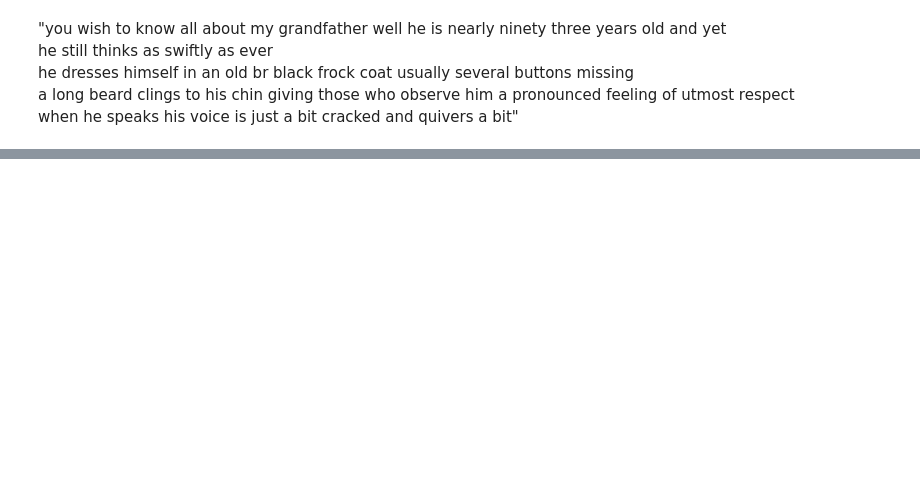
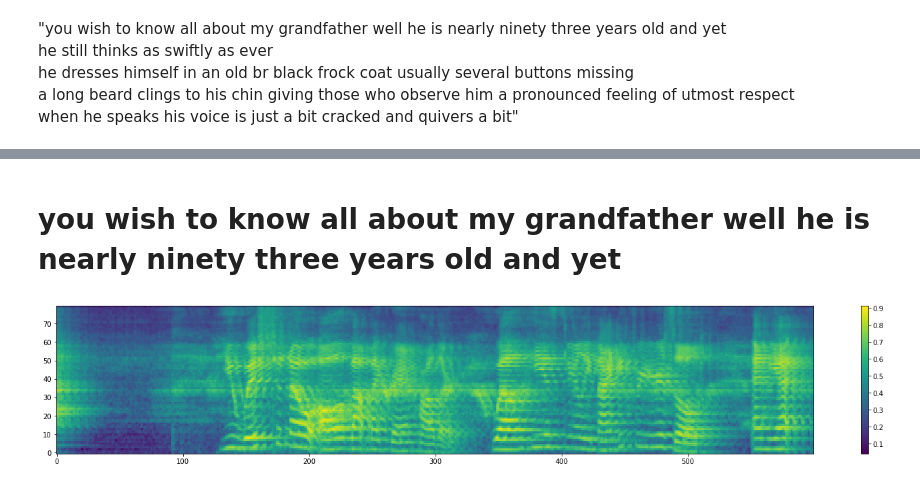
Before and after one commit to Berkeley-Speech-Group/ema_gesture, a Jupyter notebook: modulation_ema_rtMRI.ipynb, the cells around one changed output, grey strips where cells are left out. Saved outputs shown, nothing was run; the diff lists cells and outputs as text; code cells hidden in the pictures; blank space fills up the shorter version.

```diff
--- a/modulation_ema_rtMRI.ipynb
+++ b/modulation_ema_rtMRI.ipynb
@@ -50,0 +65,12 @@ plt.savefig("rr.png")
+# %% [markdown]
+# you wish to know all about my grandfather well he is nearly ninety three years old and yet
+# %%
+fig, ax = plt.subplots(figsize=(25, 4))
+im = ax.imshow(mel.transpose(-1,-2)[:,:600], aspect="auto", origin="lower",
+               interpolation='none')
+plt.colorbar(im, ax=ax)
+plt.xticks()
+plt.yticks()
+fig.canvas.draw()
+# %% [output]
+[figure, added]
```
Also changed, not shown: parts of 12 cells of this notebook, 26 other files.
